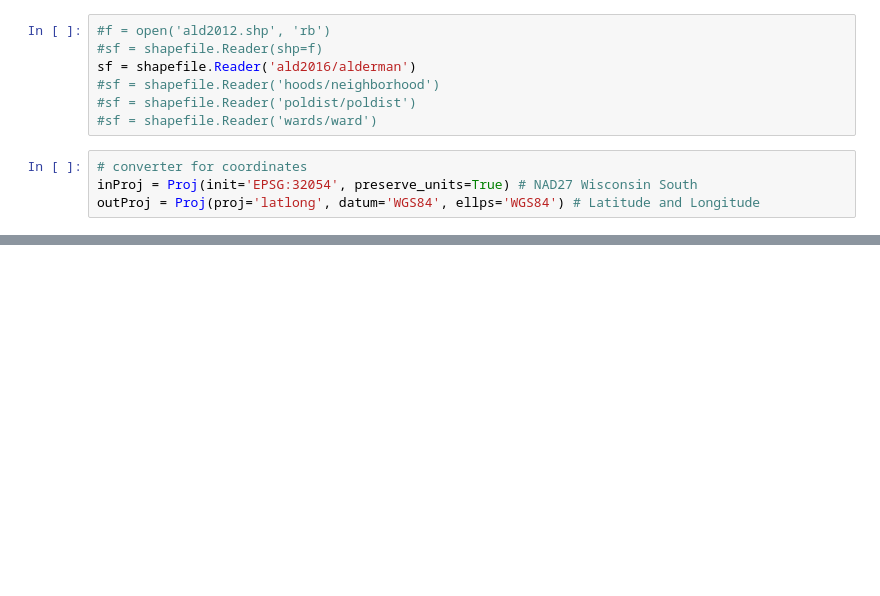
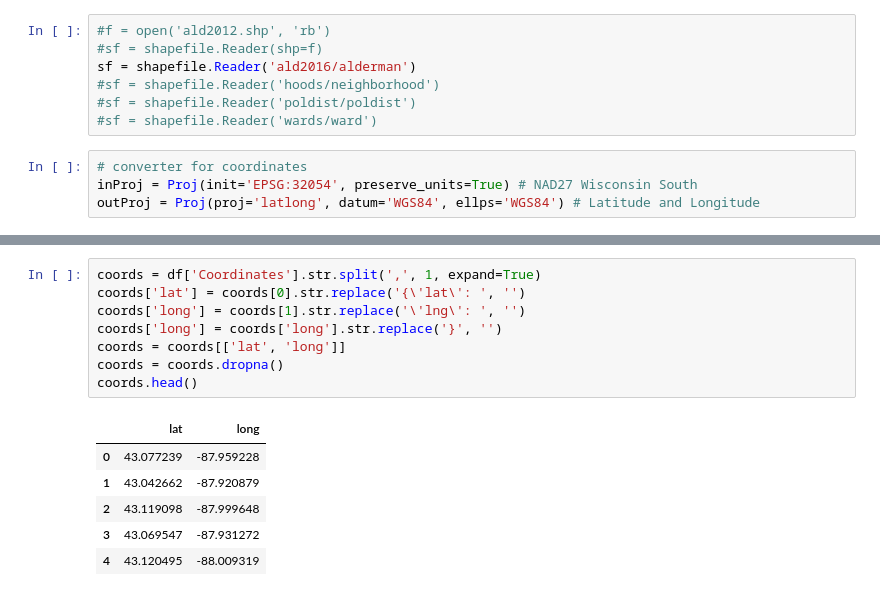
Before and after one commit to uofthcdslab/seniordesign1819, a Jupyter notebook: mapping/mke-dists.ipynb, the cells around one changed output, grey strips where cells are left out. Saved outputs shown, nothing was run; the diff lists cells and outputs as text; blank space fills up the shorter version.

```diff
--- a/mapping/mke-dists.ipynb
+++ b/mapping/mke-dists.ipynb
@@ -21,3 +32,18 @@ outProj = Proj(proj='latlong', datum='WGS84', ellps='WGS84') # Latitude and Long
+# %%
+coords = df['Coordinates'].str.split(',', 1, expand=True)
+coords['lat'] = coords[0].str.replace('{\'lat\': ', '')
+coords['long'] = coords[1].str.replace('\'lng\': ', '')
+coords['long'] = coords['long'].str.replace('}', '')
+coords = coords[['lat', 'long']]
+coords = coords.dropna()
+coords.head()
+# %% [output]
+|  | lat | long |
+| 0 | 43.077239 | -87.959228 |
+| 1 | 43.042662 | -87.920879 |
+| 2 | 43.119098 | -87.999648 |
+| 3 | 43.069547 | -87.931272 |
+| 4 | 43.120495 | -88.009319 |
 # %%
 # initialize plot size
 plt.figure(figsize=(10,10))
```
Also changed, not shown: parts of 3 cells of this notebook.
